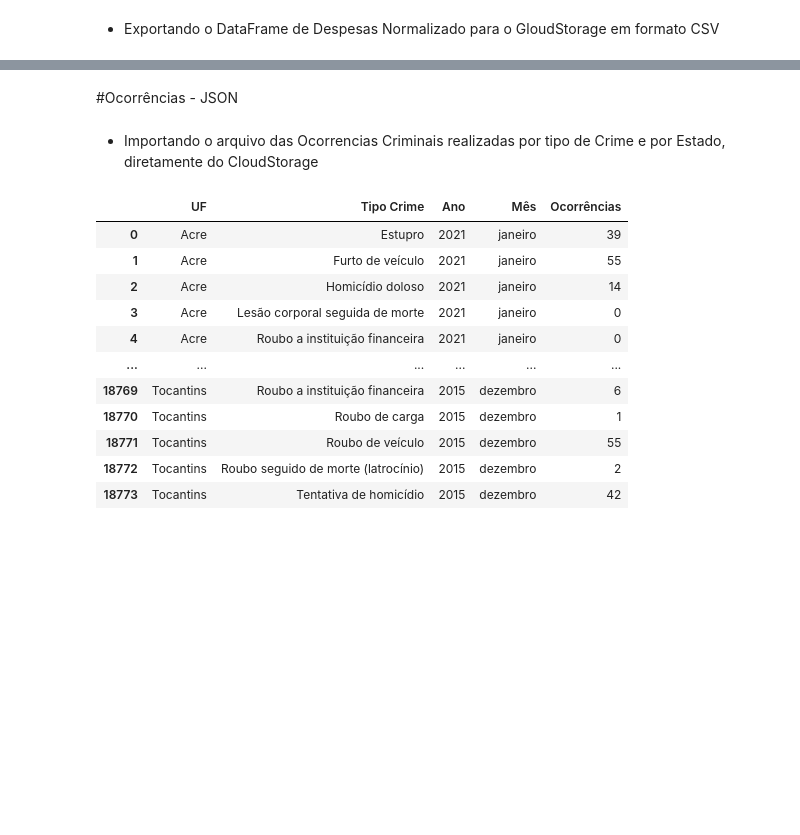
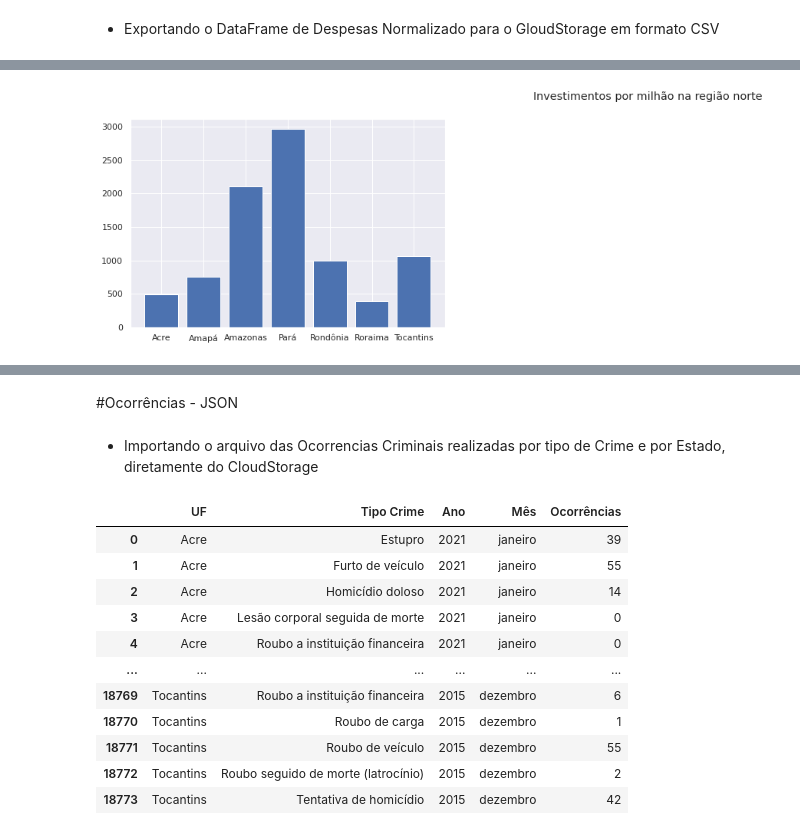
Before and after one commit to marimoreiraa/ProjetoFinal, a Jupyter notebook: 1_Pandas.ipynb, the cells around one changed output, grey strips where cells are left out. Saved outputs shown, nothing was run; the diff lists cells and outputs as text; code cells hidden in the pictures; blank space fills up the shorter version.

```diff
--- a/1_Pandas.ipynb
+++ b/1_Pandas.ipynb
@@ -358,0 +412,13 @@ bucket.blob('2_temp/temp_pandas_despesas_normalizado.csv').upload_from_string(df
+# %%
+names = ['Acre', 'Amapá', 'Amazonas', 'Pará', 'Rondônia', 'Roraima', 'Tocantins']
+values = [493.753,752.252,2101.447,2966.553,999.044,391.178,1059.726]
+
+plt.figure(figsize=(25, 5))
+
+plt.subplot(131)
+plt.bar(names, values)
+
+plt.suptitle('Investimentos por milhão na região norte')
+plt.show()
+# %% [output]
+[figure, added]
```
Also changed, not shown: parts of 22 cells of this notebook.
